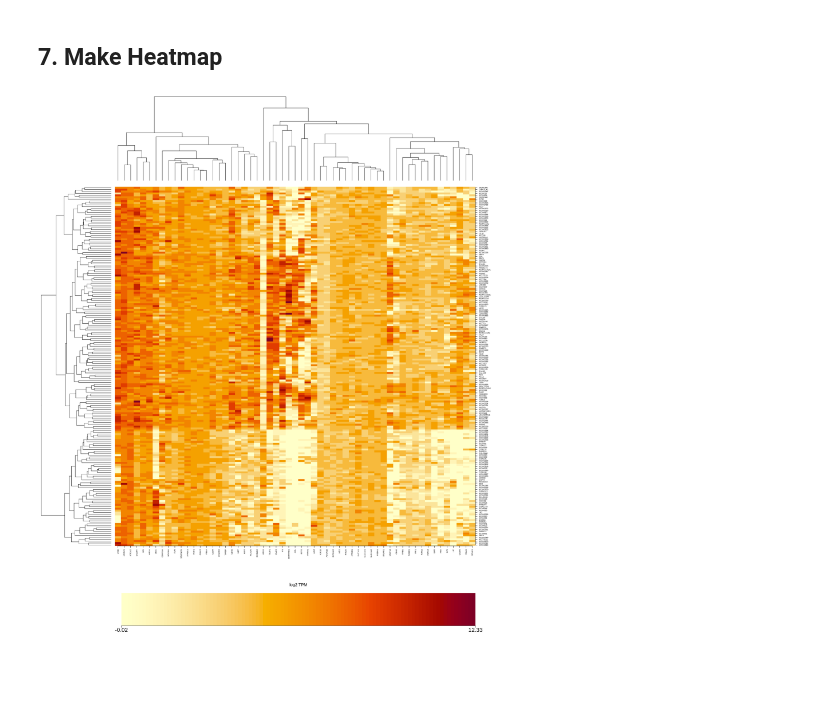
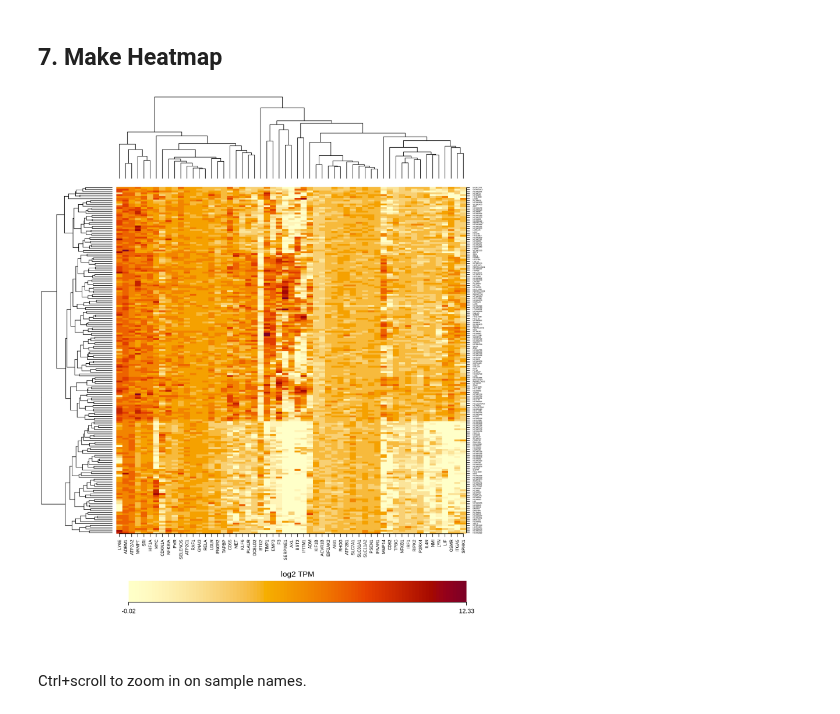
Before and after one commit to liorbey/lumin-workstation-materials, a Jupyter notebook: CCLE_heatmap_in_R.ipynb, the cells around one changed output. Drawn from its saved outputs; the diff is of its cells as text; code cells hidden in the pictures; blank space fills up the shorter version.

```diff
--- a/CCLE_heatmap_in_R.ipynb
+++ b/CCLE_heatmap_in_R.ipynb
@@ -142,26 +161,36 @@ ltpm <- tpm_lung[rw_cl$order, col_cl$order]
 ## 7. Make Heatmap
 # %%
 # Change plot size
-options(repr.plot.width=18, repr.plot.height=22)
+options(repr.plot.width=10, repr.plot.height=12, repr.plot.res=180)
 # layout our plot
-graphics::layout(matrix(c(5,2,2,2,2,6,1,3,3,3,3,4,1,3,3,3,3,4,1,3,3,3,3,4,1,3,3,3,3,4,1,3,3,3,3,4), ncol=6))
-# plat genes dengrogram
-par(mar=c(0,1,0,7)+0.1)
+graphics::layout(
+    matrix(c(
+        5,2,2,2,2,6,
+        1,3,3,3,3,4,
+        1,3,3,3,3,4,
+        1,3,3,3,3,4,
+        1,3,3,3,3,4,
+        1,3,3,3,3,4
+    ), ncol=6))
+# plot genes dengrogram
+par(mar=c(0,0.5,0,6.5)+0.1)
 plot(col_cl, labels = FALSE, hang = -0.1, axes = FALSE, ann = FALSE, xaxs="i")
 # plot samples dendrogram
 par(mar=c(4,0,0,0)+0.1)
 plot(as.dendrogram(rw_cl), leaflab = 'none', axes = FALSE, ann = FALSE, horiz=TRUE, yaxs="i")
 # plot the heatmap
 par(mar=c(4,0,0,6)+0.1)
 image(x=0:ncol(ltpm), y=0:nrow(ltpm), z=t(ltpm), axes=FALSE, xlab=NA, ylab=NA)
-axis(4, at=1:nrow(ltpm)-0.5, labels=gsub("_LUNG", "", rownames(ltpm)), las=2, cex.axis=0.7)
-axis(1, at=1:ncol(ltpm)-0.5, labels=colnames(ltpm), las=3, cex.axis=0.7)
+axis(4, at=1:nrow(ltpm)-0.5, labels=gsub("_LUNG", "", rownames(ltpm)), las=2, cex.axis=0.4)
+axis(1, at=1:ncol(ltpm)-0.5, labels=colnames(ltpm), las=3, cex.axis=0.8)
 # add a legend
 leg <- matrix(seq(min(ltpm), max(ltpm), length.out=100), ncol=100)
 leg <- rbind(leg, rep(NA, 100))
 par(mar=c(8,2,0,6)+0.1)
 image(x=0:100, y=0:1, z=t(leg), col = hcl.colors(100, "YlOrRd", rev = TRUE), axes=FALSE, xlab=NA, ylab=NA)
-mtext("log2 TPM", line=-8, at=50)
-axis(1, at=c(0, 100), labels=round(c(min(ltpm), max(ltpm)),2), cex.axis=2)
+mtext("log2 TPM", line=-3, at=50)
+axis(1, at=c(0, 100), labels=round(c(min(ltpm), max(ltpm)),2), cex.axis=1.2)
 # %% [output]
-[figure, old version]
+[figure, new version]
+# %% [markdown]
+Ctrl+scroll to zoom in on sample names.
```
Also changed, not shown: parts of 2 cells of this notebook.
